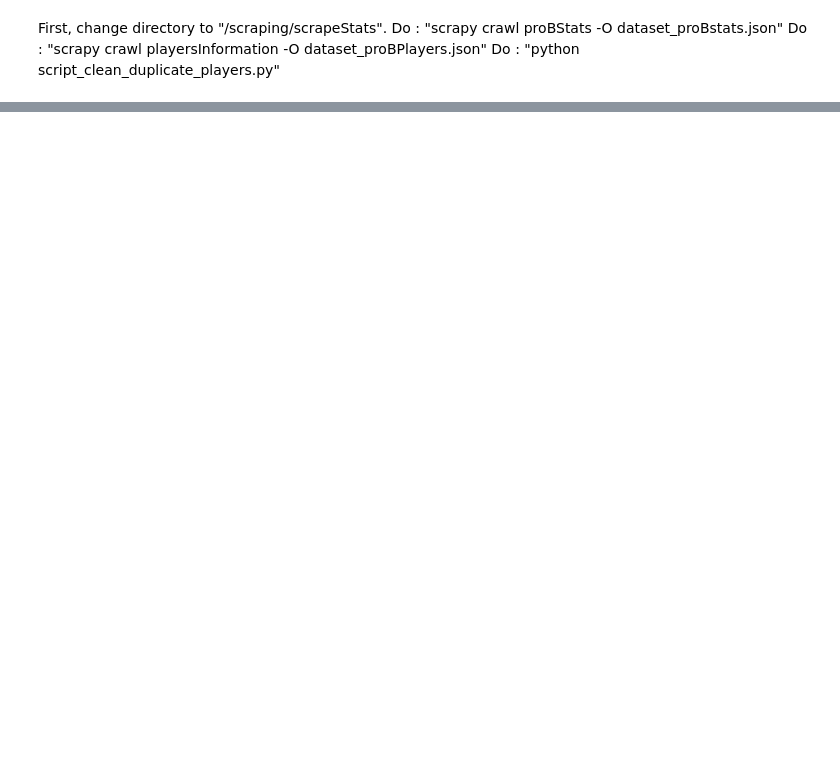
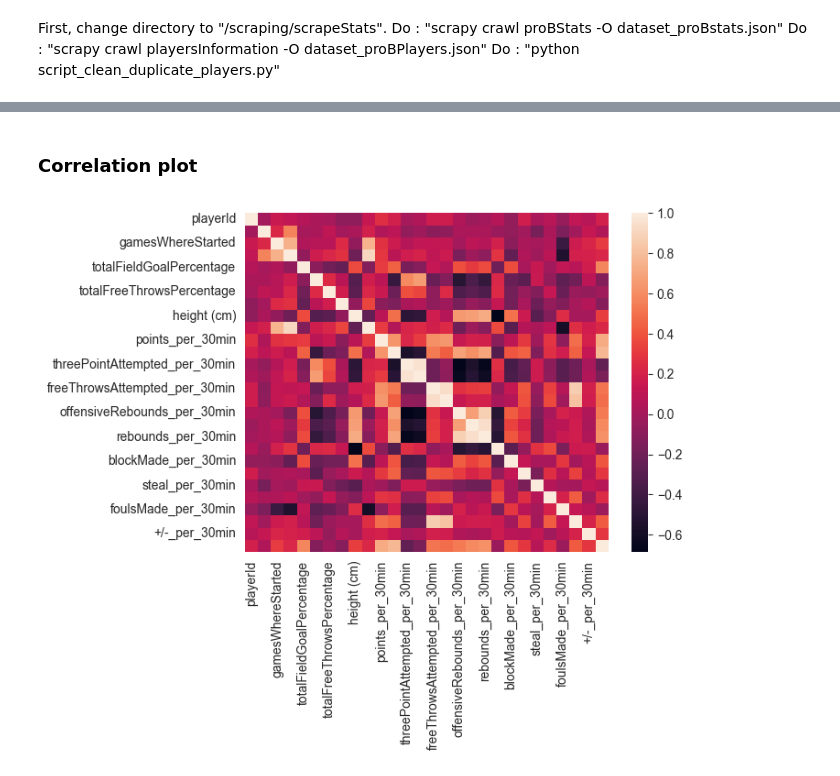
Before and after one commit to KevinBrd/ProB_Stats_Project, a Jupyter notebook: main.ipynb, the cells around one changed output, grey strips where cells are left out. Cells and saved outputs as stored; diff of their text form; code cells hidden in the pictures; blank space fills up the shorter version.

```diff
--- a/main.ipynb
+++ b/main.ipynb
@@ -98,0 +130,7 @@ plt.show()
+# %% [markdown]
+### Correlation plot
+# %%
+C_mat = df_final.corr()
+sns.heatmap(C_mat);
+# %% [output]
+[figure, added]
```
Also changed, not shown: parts of 26 cells of this notebook.
